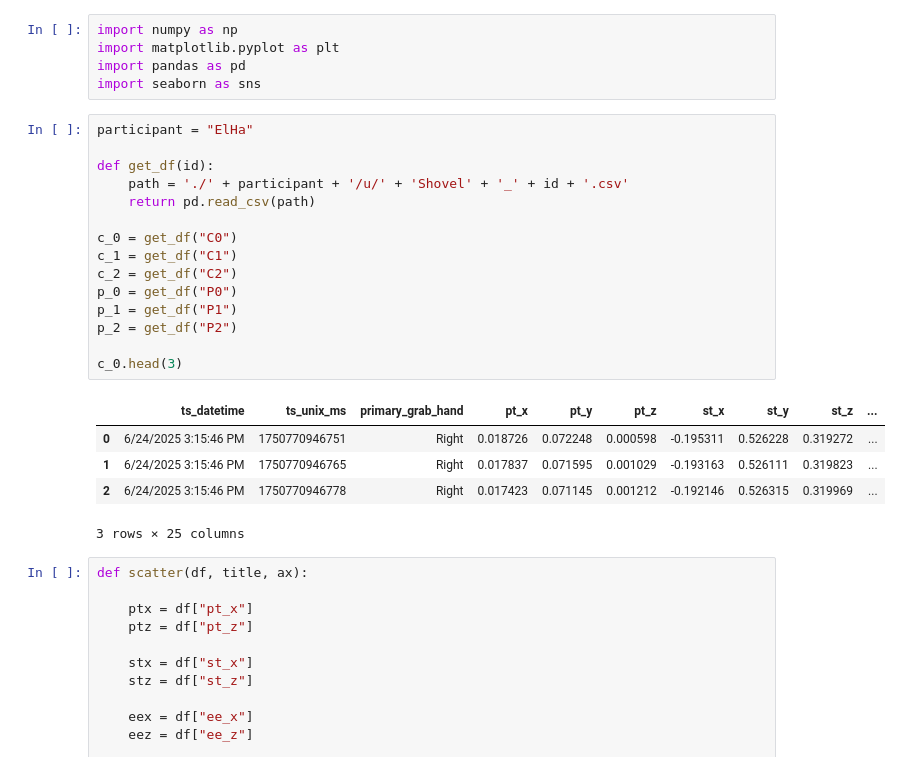
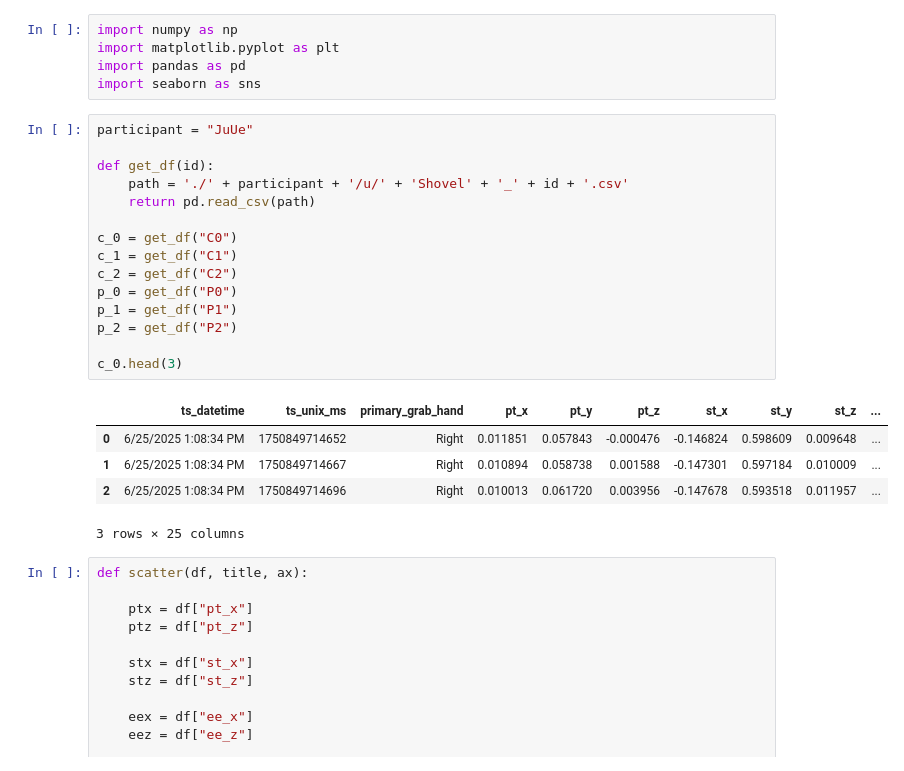
Before and after one commit to EliDll/phw-eval, a Jupyter notebook: unity_eda.ipynb, the cells around one changed output. Saved outputs shown, nothing was run; the diff lists cells and outputs as text.

```diff
--- a/unity_eda.ipynb
+++ b/unity_eda.ipynb
@@ -4,25 +4,25 @@ import matplotlib.pyplot as plt
 import pandas as pd
 import seaborn as sns
 # %%
-participant = "ElHa"
+participant = "JuUe"
 
 def get_df(id):
     path = './' + participant + '/u/' + 'Shovel' + '_' + id + '.csv'
     return pd.read_csv(path)
 
 c_0 = get_df("C0")
 c_1 = get_df("C1")
 c_2 = get_df("C2")
 p_0 = get_df("P0")
 p_1 = get_df("P1")
 p_2 = get_df("P2")
 
 c_0.head(3)
 # %% [output]
 |  | ts_datetime | ts_unix_ms | primary_grab_hand | pt_x | pt_y | pt_z | st_x | st_y | st_z | ... |
-| 0 | 6/24/2025 3:15:46 PM | 1750770946751 | Right | 0.018726 | 0.072248 | 0.000598 | -0.195311 | 0.526228 | 0.319272 | ... |
-| 1 | 6/24/2025 3:15:46 PM | 1750770946765 | Right | 0.017837 | 0.071595 | 0.001029 | -0.193163 | 0.526111 | 0.319823 | ... |
-| 2 | 6/24/2025 3:15:46 PM | 1750770946778 | Right | 0.017423 | 0.071145 | 0.001212 | -0.192146 | 0.526315 | 0.319969 | ... |
+| 0 | 6/25/2025 1:08:34 PM | 1750849714652 | Right | 0.011851 | 0.057843 | -0.000476 | -0.146824 | 0.598609 | 0.009648 | ... |
+| 1 | 6/25/2025 1:08:34 PM | 1750849714667 | Right | 0.010894 | 0.058738 | 0.001588 | -0.147301 | 0.597184 | 0.010009 | ... |
+| 2 | 6/25/2025 1:08:34 PM | 1750849714696 | Right | 0.010013 | 0.061720 | 0.003956 | -0.147678 | 0.593518 | 0.011957 | ... |
 3 rows × 25 columns
 # %%
 def scatter(df, title, ax):
```
Also changed, not shown: parts of 3 cells of this notebook, 49 other files.
